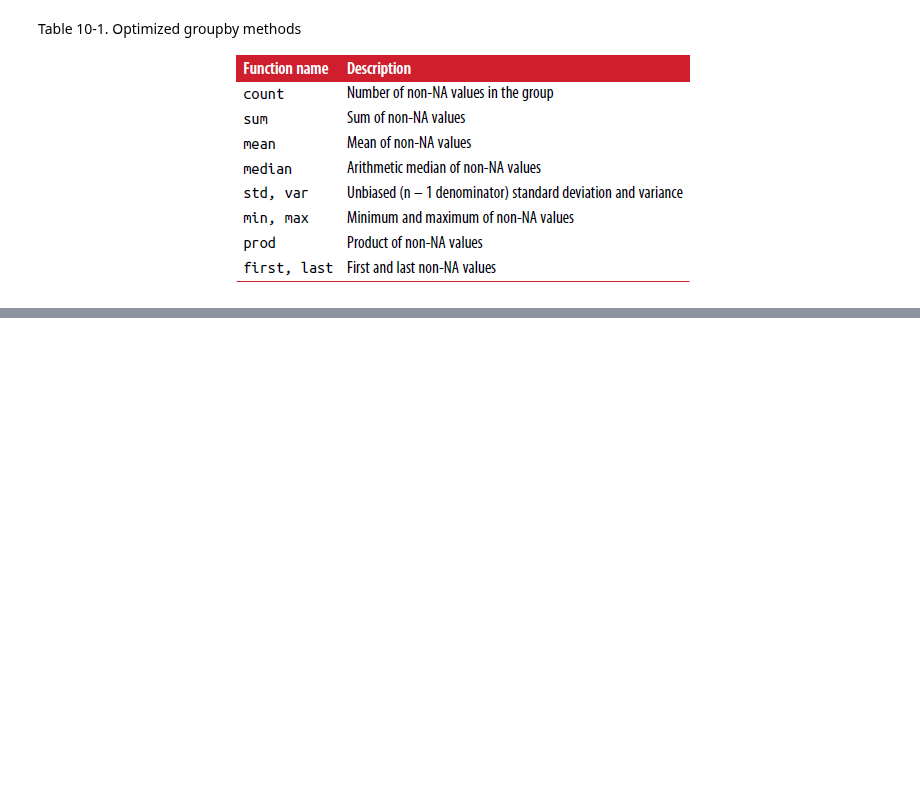
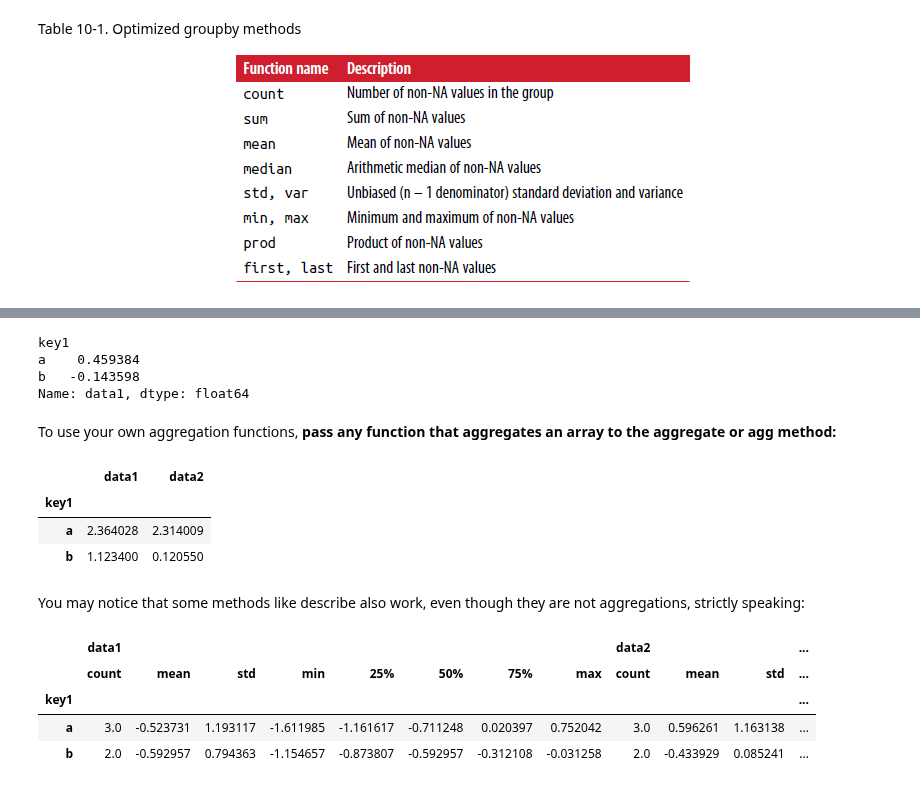
Before and after one commit to lucaslokchan/data-analysis, a Jupyter notebook: Python for Data Analysis/10_Data_Aggregation_and_Group_Operations.ipynb, the cells around one changed output, grey strips where cells are left out. Saved outputs shown, nothing was run; the diff lists cells and outputs as text; code cells hidden in the pictures; blank space fills up the shorter version.

Commit message:
Data Aggregation

```diff
--- a/Python for Data Analysis/10_Data_Aggregation_and_Group_Operations.ipynb
+++ b/Python for Data Analysis/10_Data_Aggregation_and_Group_Operations.ipynb
@@ -414,0 +428,11 @@ Table 10-1. Optimized groupby methods
+# %%
+grouped = df.groupby('key1')
+# %%
+grouped['data1'].quantile(0.9)
+# %% [output]
+key1
+a    0.459384
+b   -0.143598
+Name: data1, dtype: float64
+# %% [markdown]
+To use your own aggregation functions, **pass any function that aggregates an array to the aggregate or agg method:**
@@ -414,0 +442,17 @@ Table 10-1. Optimized groupby methods
+# %%
+grouped.agg(peak_to_peak)
+# %% [output]
+|  | data1 | data2 |
+| key1 |  |  |
+| a | 2.364028 | 2.314009 |
+| b | 1.123400 | 0.120550 |
+# %% [markdown]
+You may notice that some methods like describe also work, even though they are not aggregations, strictly speaking:
+# %%
+grouped.describe()
+# %% [output]
+|  | data1 |  |  |  |  |  |  |  | data2 |  |  | ... |
+|  | count | mean | std | min | 25% | 50% | 75% | max | count | mean | std | ... |
+| key1 |  |  |  |  |  |  |  |  |  |  |  | ... |
+| a | 3.0 | -0.523731 | 1.193117 | -1.611985 | -1.161617 | -0.711248 | 0.020397 | 0.752042 | 3.0 | 0.596261 | 1.163138 | ... |
+| b | 2.0 | -0.592957 | 0.794363 | -1.154657 | -0.873807 | -0.592957 | -0.312108 | -0.031258 | 2.0 | -0.433929 | 0.085241 | ... |
```
Also changed, not shown: parts of 21 cells of this notebook.
